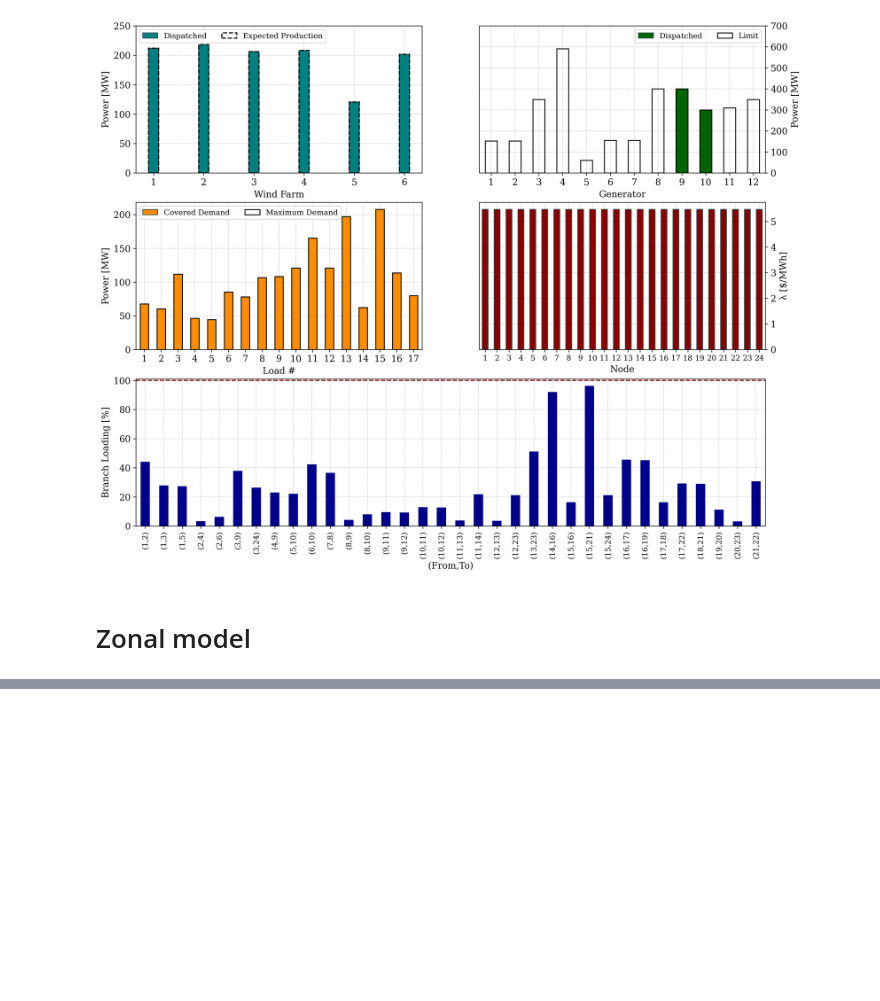
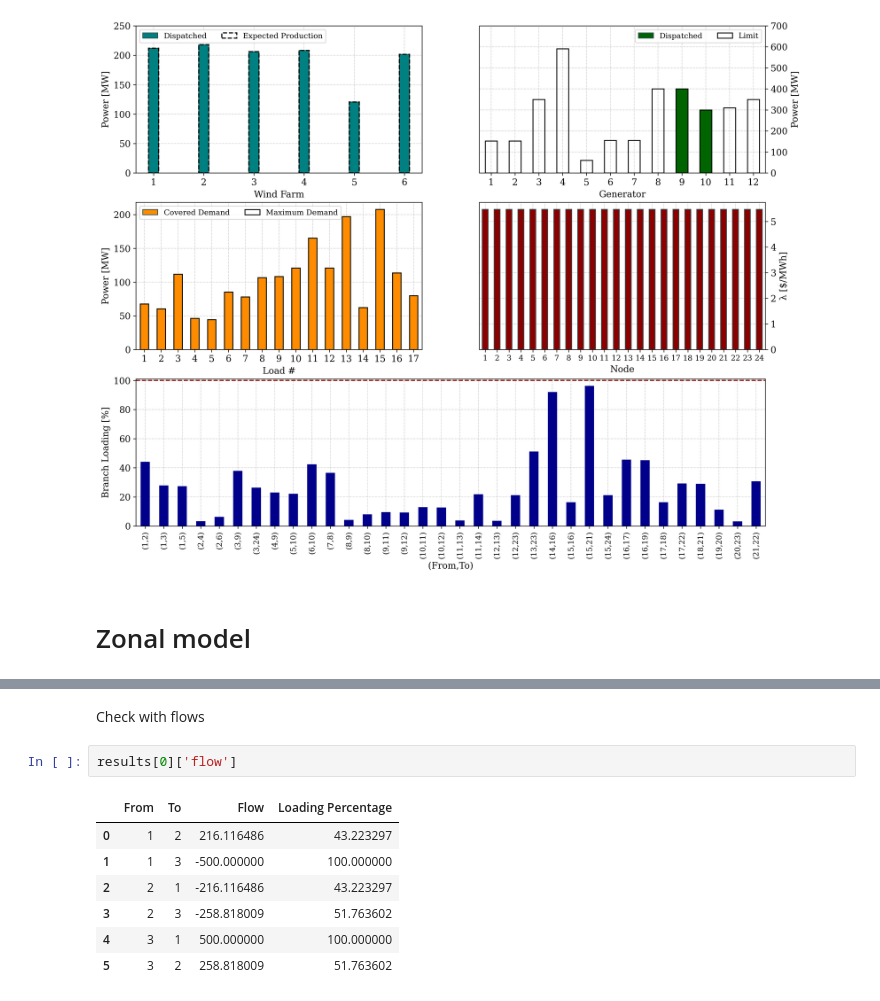
Before and after one commit to Hvid1999/46755, a Jupyter notebook: Assignment 1/task_4.ipynb, the cells around one changed output, grey strips where cells are left out. Saved outputs shown, nothing was run; the diff lists cells and outputs as text; blank space fills up the shorter version.

```diff
--- a/Assignment 1/task_4.ipynb
+++ b/Assignment 1/task_4.ipynb
@@ -801,0 +896,12 @@ Optimal objective value: 787268.34 $
+# %% [markdown]
+Check with flows
+# %%
+results[0]['flow']
+# %% [output]
+|  | From | To | Flow | Loading Percentage |
+| 0 | 1 | 2 | 216.116486 | 43.223297 |
+| 1 | 1 | 3 | -500.000000 | 100.000000 |
+| 2 | 2 | 1 | -216.116486 | 43.223297 |
+| 3 | 2 | 3 | -258.818009 | 51.763602 |
+| 4 | 3 | 1 | 500.000000 | 100.000000 |
+| 5 | 3 | 2 | 258.818009 | 51.763602 |
```
Also changed, not shown: parts of 6 cells of this notebook.
